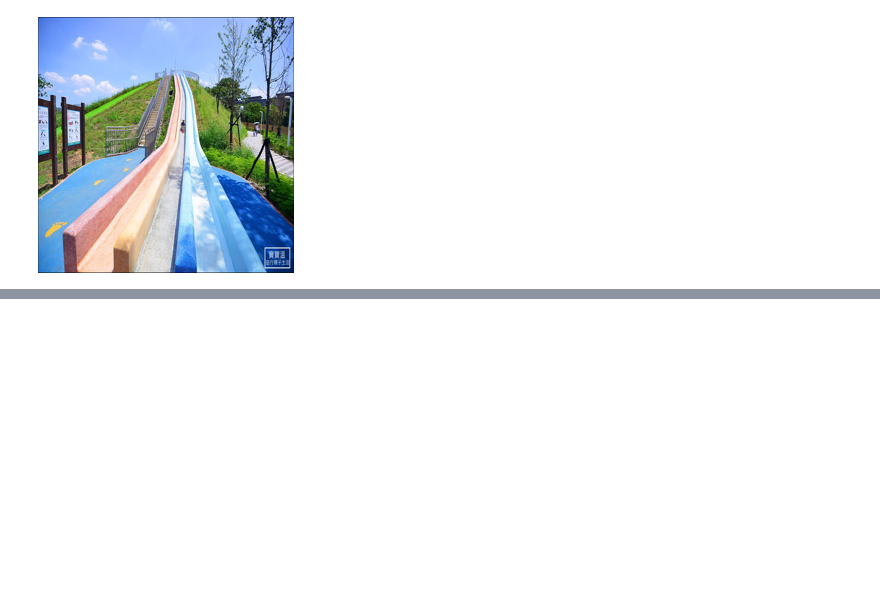
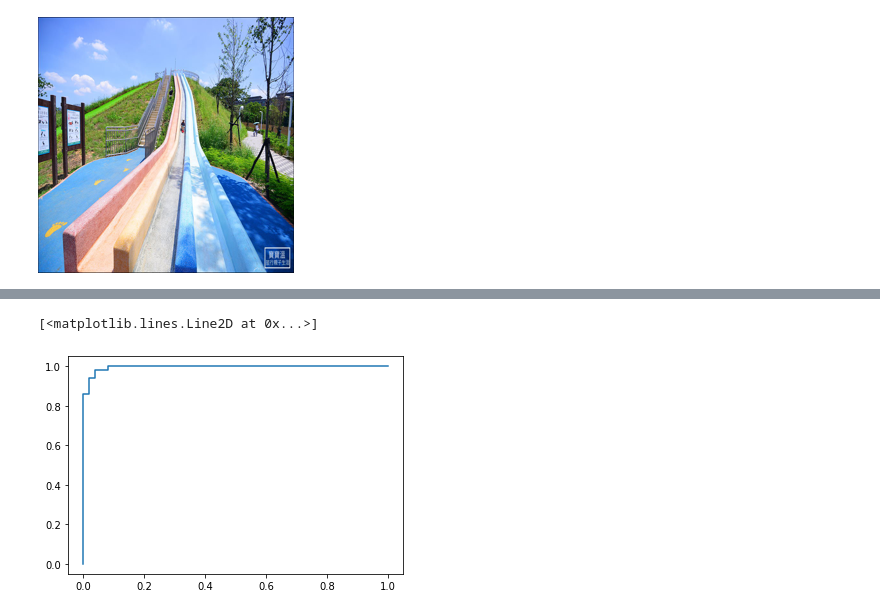
Before and after one commit to ywchiu/tibamedl, a Jupyter notebook: Demo20200822.ipynb, the cells around one changed output, grey strips where cells are left out. Cells and saved outputs as stored; diff of their text form; code cells hidden in the pictures; blank space fills up the shorter version.

```diff
--- a/Demo20200822.ipynb
+++ b/Demo20200822.ipynb
@@ -1574,0 +1580,9 @@ Image.open('./results/style_cezanne_pretrained/test_latest/images/20180627140424
+# %%
+from sklearn.datasets import load_iris
+iris = load_iris()
+X = iris.data[50:,]
+y = iris.target[50:]
+# %%
+from sklearn.preprocessing import LabelEncoder
+le = LabelEncoder()
+y = le.fit_transform(y)
@@ -1574,0 +1597,4 @@ Image.open('./results/style_cezanne_pretrained/test_latest/images/20180627140424
+# %%
+from sklearn.linear_model import LogisticRegression
+clf = LogisticRegression()
+clf.fit(X,y)
@@ -1574,0 +1627,10 @@ Image.open('./results/style_cezanne_pretrained/test_latest/images/20180627140424
+# %%
+from sklearn.metrics import roc_curve
+pred_y = clf.predict_proba(X)
+fpr, tpr, threshold = roc_curve(y, pred_y[:,1])
+# %%
+from matplotlib import pyplot as plt
+plt.plot(fpr, tpr)
+# %% [output]
+[<matplotlib.lines.Line2D at 0x...>]
+[figure, added]
```
Also changed, not shown: parts of 6 cells of this notebook.
